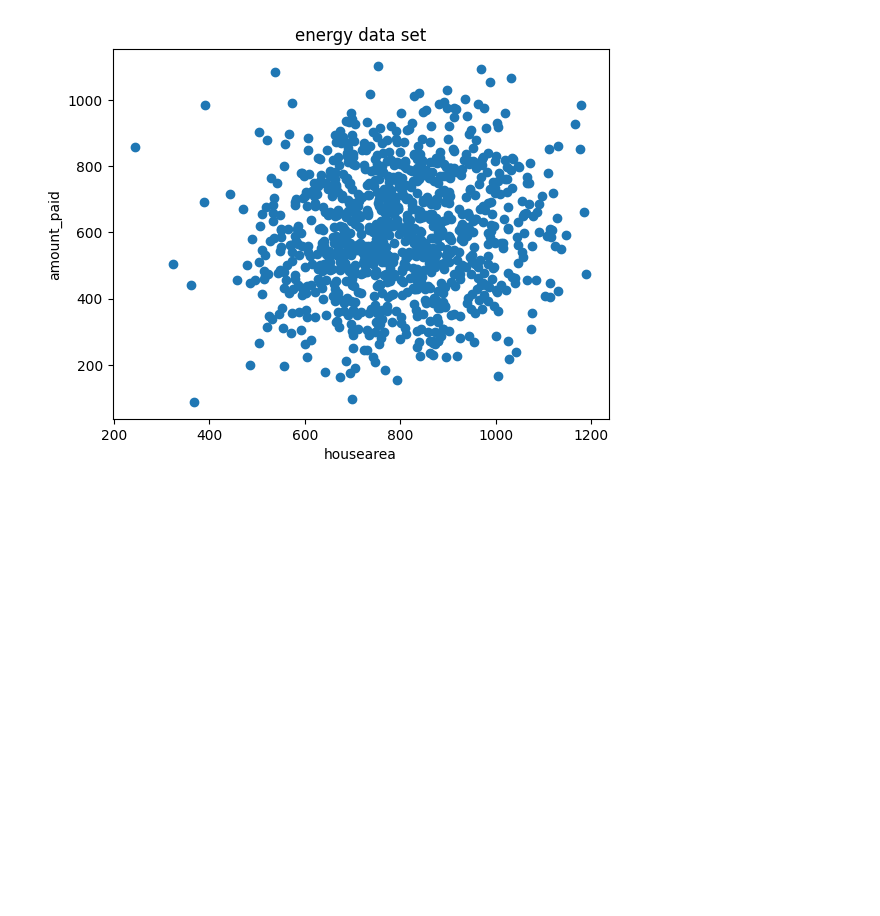
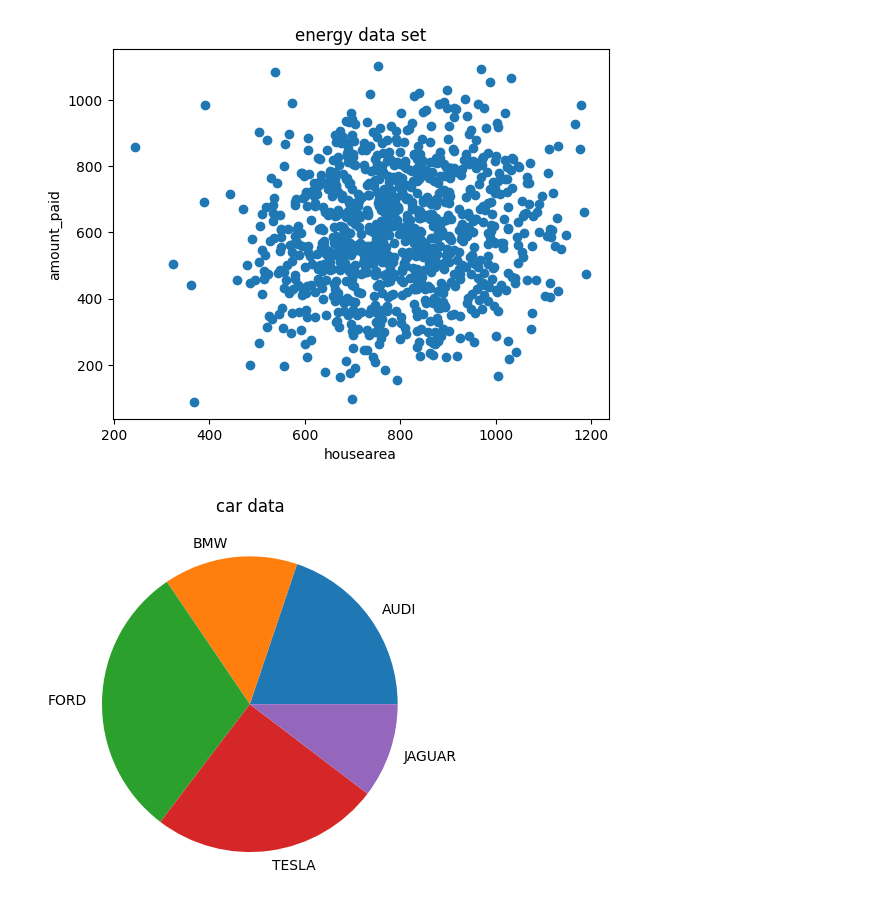
Before and after one commit to Hansaka2001/Data-Analysis-and-Visualization, a Jupyter notebook: Matplotlib/data_visualization/code.ipynb, the cells around one changed output. Drawn from its saved outputs; the diff is of its cells as text; code cells hidden in the pictures; blank space fills up the shorter version.

Commit message:
pie chart

```diff
--- a/Matplotlib/data_visualization/code.ipynb
+++ b/Matplotlib/data_visualization/code.ipynb
@@ -71,3 +71,17 @@ plt.xlabel('housearea')
 plt.show()
 # %% [output]
 [figure]
+# %%
+import matplotlib.pyplot as plt
+
+
+cars = ['AUDI', 'BMW', 'FORD', 'TESLA', 'JAGUAR']
+data = [23,17,35,29,12]
+
+plt.pie(data, labels=cars)
+
+plt.title('car data')
+
+plt.show()
+# %% [output]
+[figure, added]
```
